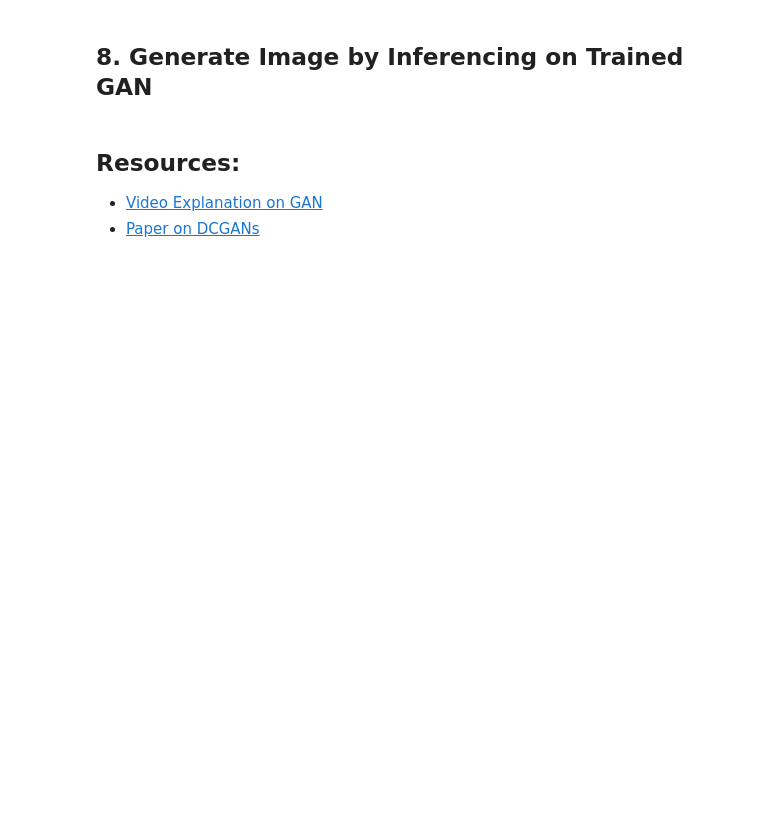
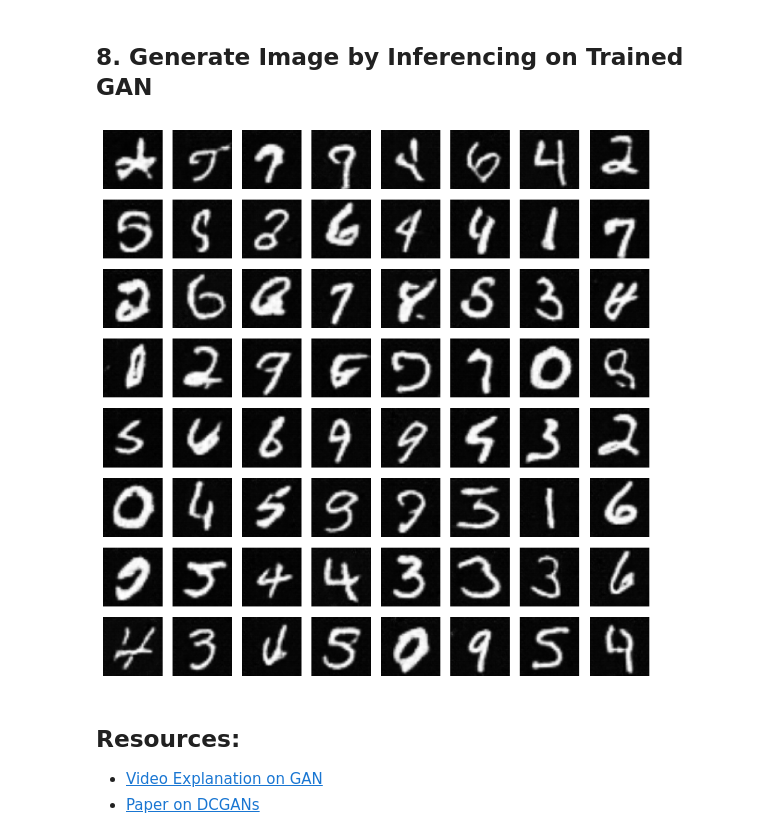
Before and after one commit to LuluW8071/Data-Science, a Jupyter notebook: Pytorch/09_PyTorch_GANs/02_PyTorch_DCGANs.ipynb, the cells around one changed output. Saved outputs shown, nothing was run; the diff lists cells and outputs as text; code cells hidden in the pictures; blank space fills up the shorter version.

```diff
--- a/Pytorch/09_PyTorch_GANs/02_PyTorch_DCGANs.ipynb
+++ b/Pytorch/09_PyTorch_GANs/02_PyTorch_DCGANs.ipynb
@@ -409,28 +503,30 @@ print('Saved Successfully')
 ## 8. Generate Image by Inferencing on Trained GAN
 # %%
 # Generator model
-generator = Generator(input_size = 100,
-                      hidden_size = 1024,
-                      output_size = 28*28)
+generator = Generator(input_size=100, hidden_size=64, output_size=1)
 
 #  Load the model to cpu and set tot eval mode
 generator.load_state_dict(torch.load(f=gen_model_save_path, map_location='cpu'))
 generator.eval()
 
 # Generate latent vectors
-num_samples = 10
-input_noise = torch.randn(num_samples, latent_dim).to('cpu')
+num_samples = 64
+input_noise = torch.randn(num_samples, latent_dim, 1, 1).to('cpu')
 
 # Generate image using latent vectors
 generated_samples = generator(input_noise)
 generated_samples_np = generated_samples.detach().cpu().numpy()
 
 # Visualize the generated samples
-fig, axes = plt.subplots(1, num_samples, figsize=(15, 3))
-for i in range(num_samples):
-    axes[i].imshow(generated_samples_np[i, 0], cmap='gray')
-    axes[i].axis('off')
+fig, axes = plt.subplots(8, 8, figsize=(8, 8))
+for i in range(8):
+    for j in range(8):
+        axes[i, j].imshow(generated_samples_np[i*8 + j, 0], cmap='gray')
+        axes[i, j].axis('off')
+plt.tight_layout()
 plt.show()
+# %% [output]
+[figure, added]
 # %% [markdown]
 ## Resources:
 
```
Also changed, not shown: parts of 13 cells of this notebook.
